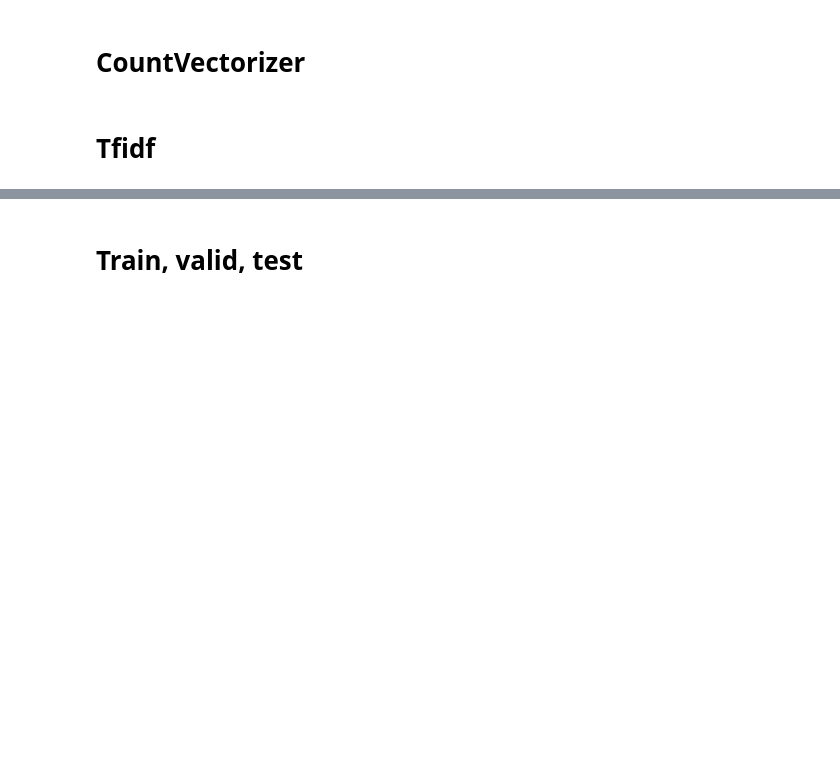
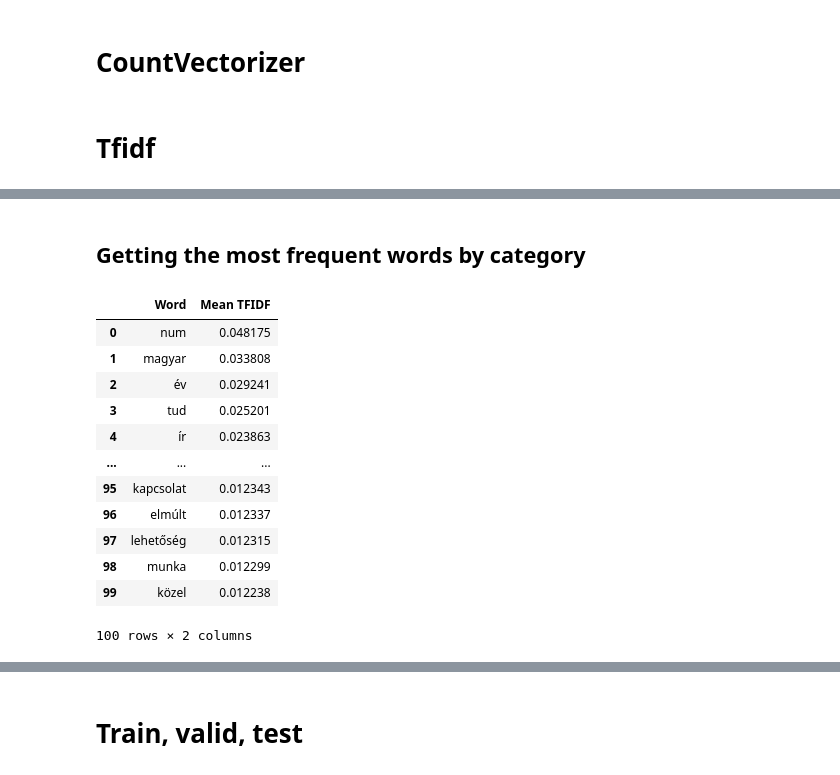
Before and after one commit to LeventeTasy/political-rhetoric-classification, a Jupyter notebook: source/ipynb/ensemble.ipynb, the cells around one changed output, grey strips where cells are left out. Saved outputs shown, nothing was run; the diff lists cells and outputs as text; code cells hidden in the pictures; blank space fills up the shorter version.

```diff
--- a/source/ipynb/ensemble.ipynb
+++ b/source/ipynb/ensemble.ipynb
@@ -187,0 +190,39 @@ x_tfidf.shape
+# %% [markdown]
+## Getting the most frequent words by category
+# %%
+def get_tfidf_scores(series):
+    vectorizer = CountVectorizer(ngram_range=(1,2), token_pattern=r'\b\w+\b', min_df=1, max_df=0.9, max_features=2000, stop_words=hu_stop_words.append('num'))
+    x_counts_s = vectorizer.fit_transform(series)
+    feature_names_s = vectorizer.get_feature_names_out()
+
+    tfidf = TfidfTransformer(sublinear_tf=True)
+    x_tfidf_s = tfidf.fit_transform(x_counts_s)
+
+    mean_tfidf_s = x_tfidf_s.mean(axis=0)
+    tfidf_scores = [(feature_names_s[i], mean_tfidf_s[0, i]) for i in range(len(feature_names_s))]
+    tfidf_scores = sorted(tfidf_scores, key=lambda x: x[1], reverse=True)
+
+    df_tfidf_top = pd.DataFrame(tfidf_scores, columns=['Word', 'Mean TFIDF'])
+    return df_tfidf_top
+# %%
+x0 = x[y == 0]
+x1 = x[y == 1]
+
+x0_tfidf = get_tfidf_scores(x0)
+x1_tfidf = get_tfidf_scores(x1)
+# %%
+x0_tfidf.head(100)
+# %% [output]
+|  | Word | Mean TFIDF |
+| 0 | num | 0.048175 |
+| 1 | magyar | 0.033808 |
+| 2 | év | 0.029241 |
+| 3 | tud | 0.025201 |
+| 4 | ír | 0.023863 |
+| ... | ... | ... |
+| 95 | kapcsolat | 0.012343 |
+| 96 | elmúlt | 0.012337 |
+| 97 | lehetőség | 0.012315 |
+| 98 | munka | 0.012299 |
+| 99 | közel | 0.012238 |
+100 rows × 2 columns
```
Also changed, not shown: parts of 24 cells of this notebook, 1 other file.
